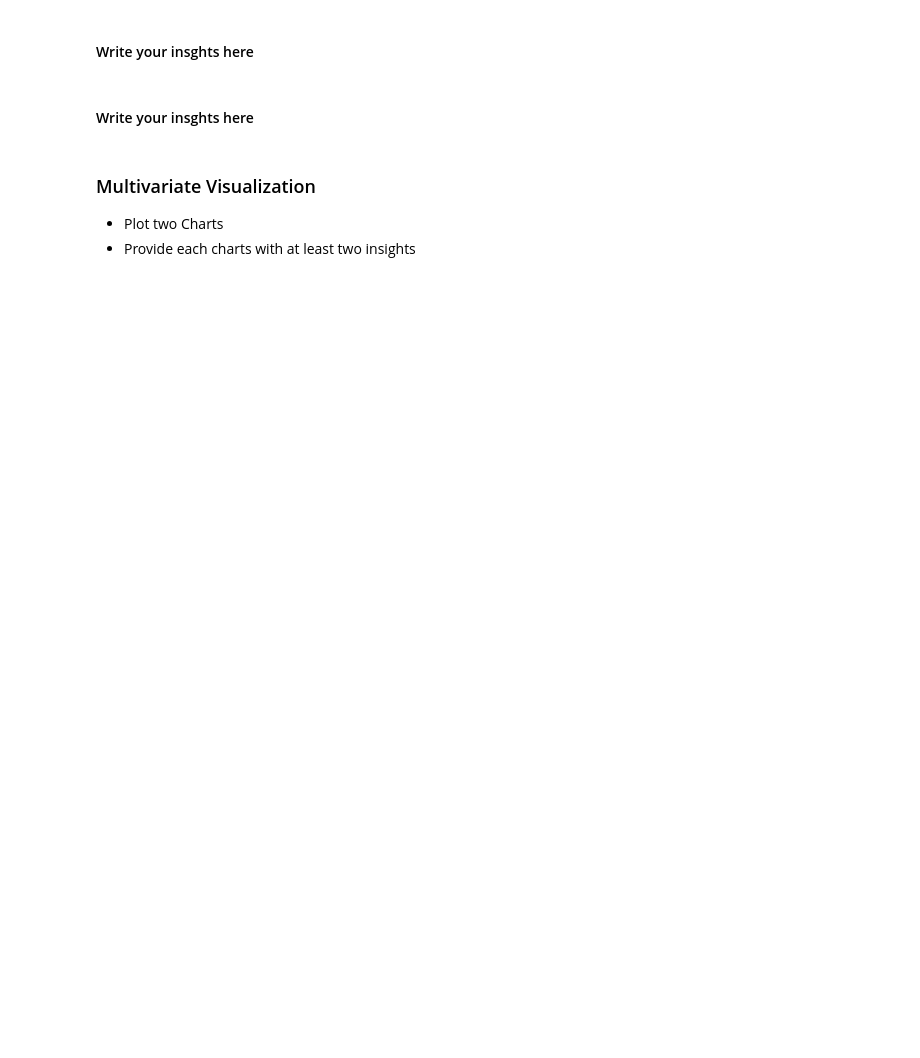
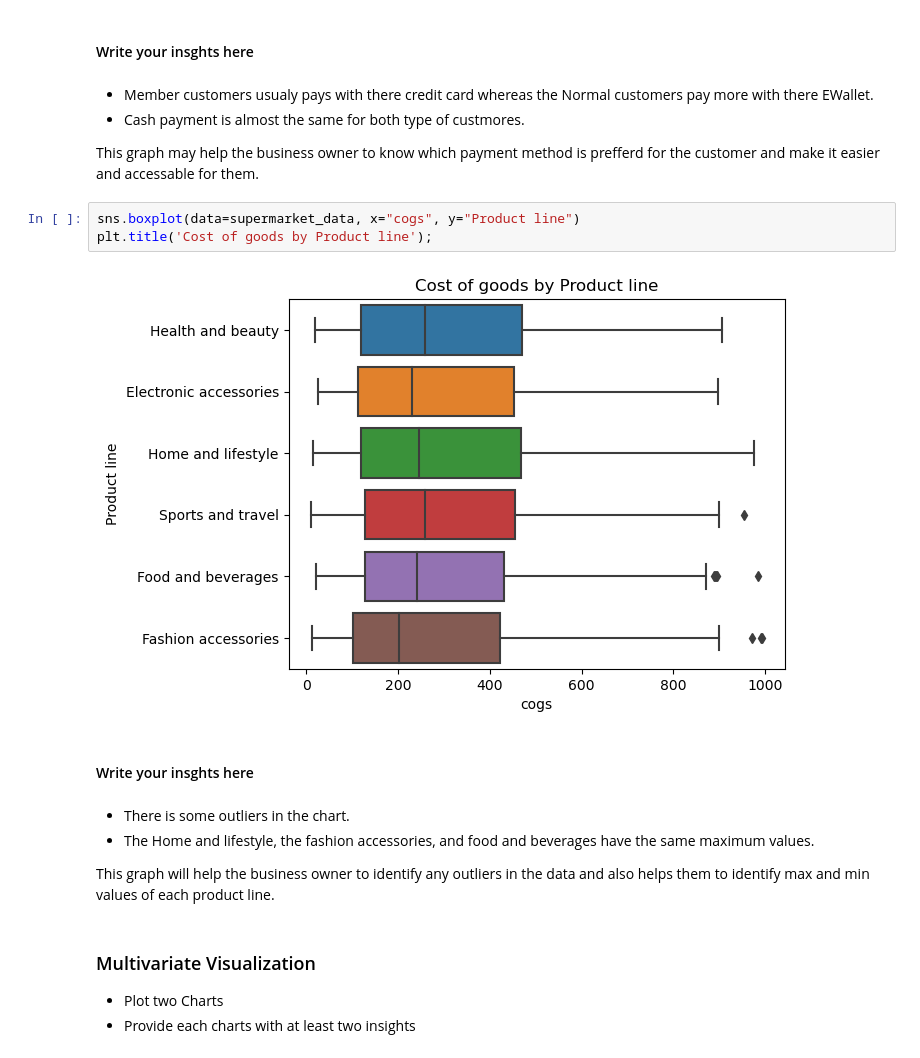
Before and after one commit to Tuwaiq-Data-Science-Bootcamp-V2/EDA-Lab1, a Jupyter notebook: EDA_Assignment .ipynb, the cells around one changed output. Cells and saved outputs as stored; diff of their text form; blank space fills up the shorter version.

```diff
--- a/EDA_Assignment .ipynb
+++ b/EDA_Assignment .ipynb
@@ -17,7 +86,22 @@
 # %% [markdown]
 #### Write your insghts here
+# %% [markdown]
+- Member customers usualy pays with there credit card whereas the Normal customers pay more with there EWallet.
+- Cash payment is almost the same for both type of custmores.
+
+This graph may help the business owner to know which payment method is prefferd for the customer and make it easier and accessable for them.
+# %%
+sns.boxplot(data=supermarket_data, x="cogs", y="Product line")
+plt.title('Cost of goods by Product line');
+# %% [output]
+[figure, added]
 # %% [markdown]
 #### Write your insghts here
+# %% [markdown]
+- There is some outliers in the chart.
+- The Home and lifestyle, the fashion accessories, and food and beverages have the same maximum values.
+
+This graph will help the business owner to identify any outliers in the data and also helps them to identify max and min values of each product line.
 # %% [markdown]
 ### Multivariate Visualization
 * Plot two Charts
```
Also changed, not shown: parts of 11 cells of this notebook, 1 other file.
